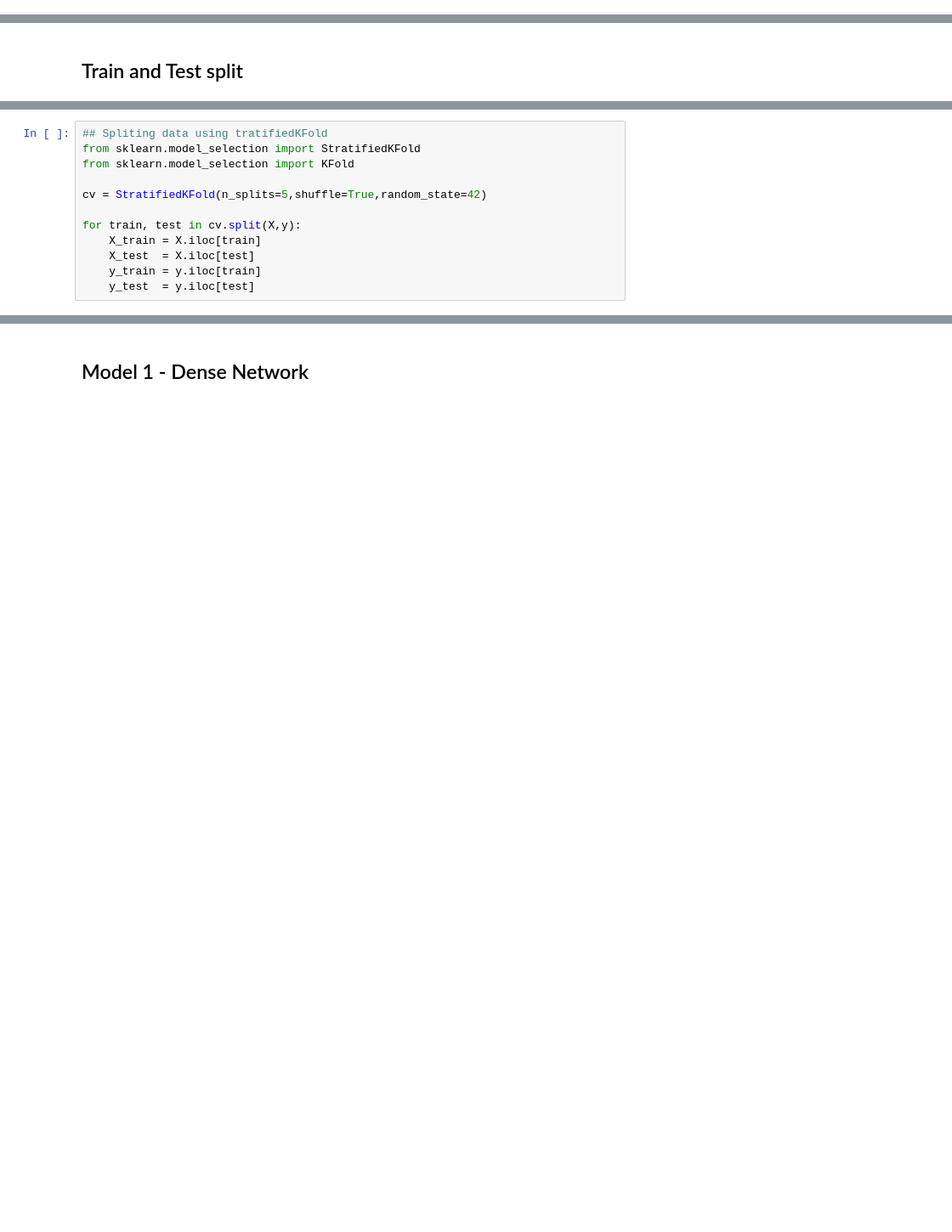
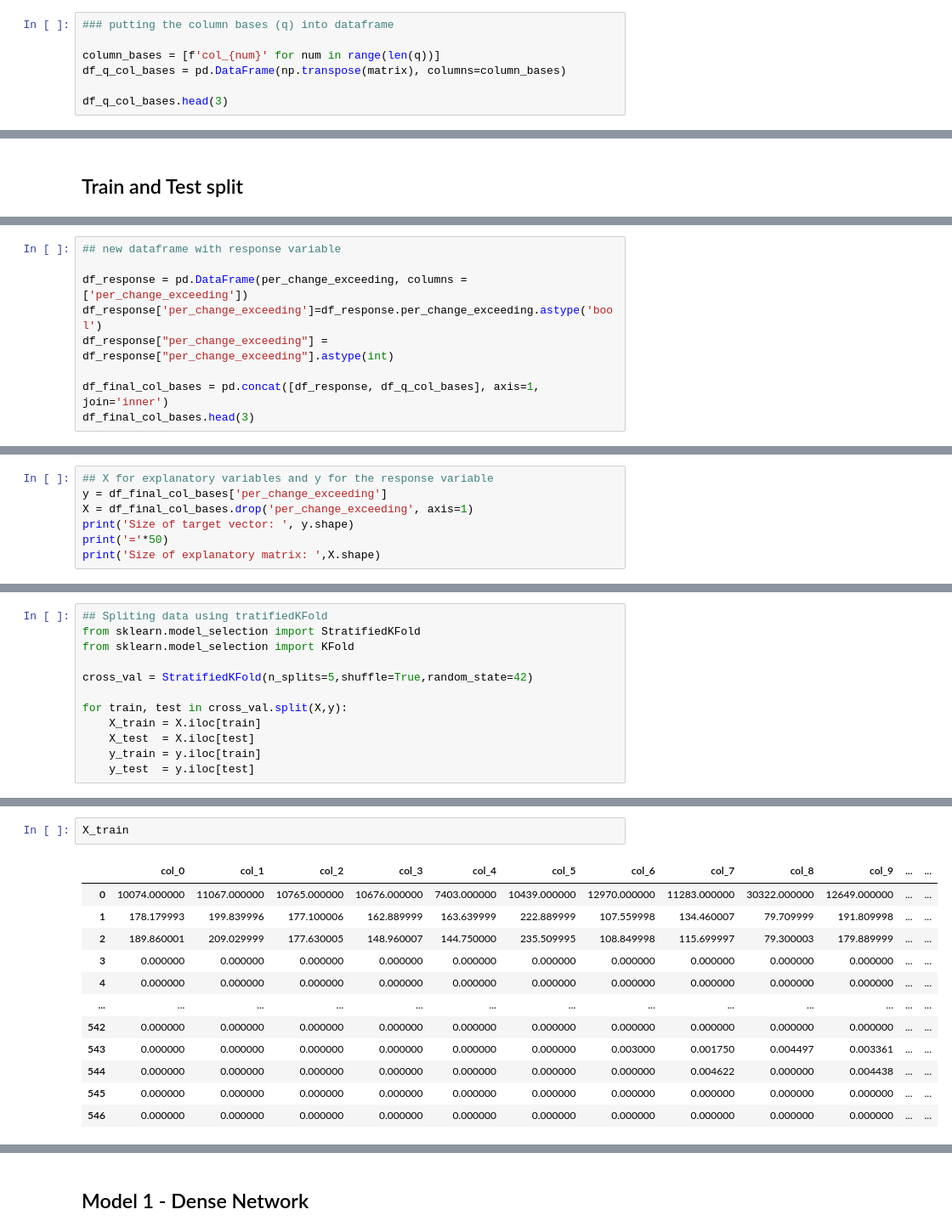
Before and after one commit to Dhruba44/capstone_projectb, a Jupyter notebook: Modelling.ipynb, the cells around one changed output, grey strips where cells are left out. Shown at 85% size. Drawn from its saved outputs; the diff is of its cells as text; blank space fills up the shorter version.

```diff
--- a/Modelling.ipynb
+++ b/Modelling.ipynb
@@ -367,0 +442,7 @@ missbeat_plot.fig.suptitle("'per_change_exceeding' Distribution",
+# %%
+### putting the column bases (q) into dataframe
+
+column_bases = [f'col_{num}' for num in range(len(q))]
+df_q_col_bases = pd.DataFrame(np.transpose(matrix), columns=column_bases)
+
+df_q_col_bases.head(3)
@@ -380,0 +466,9 @@ Size of explanatory matrix:  (547, 18709)
+# %%
+## new dataframe with response variable
+
+df_response = pd.DataFrame(per_change_exceeding, columns =['per_change_exceeding'])
+df_response['per_change_exceeding']=df_response.per_change_exceeding.astype('bool')
+df_response["per_change_exceeding"] = df_response["per_change_exceeding"].astype(int)
+
+df_final_col_bases = pd.concat([df_response, df_q_col_bases], axis=1, join='inner')
+df_final_col_bases.head(3)
@@ -380,0 +481,7 @@ Size of explanatory matrix:  (547, 18709)
+# %%
+## X for explanatory variables and y for the response variable
+y = df_final_col_bases['per_change_exceeding']
+X = df_final_col_bases.drop('per_change_exceeding', axis=1)
+print('Size of target vector: ', y.shape)
+print('='*50)
+print('Size of explanatory matrix: ',X.shape)
@@ -383,9 +494,9 @@ Size of explanatory matrix:  (547, 18709)
 from sklearn.model_selection import StratifiedKFold
 from sklearn.model_selection import KFold
 
-cv = StratifiedKFold(n_splits=5,shuffle=True,random_state=42)
+cross_val = StratifiedKFold(n_splits=5,shuffle=True,random_state=42)
 
-for train, test in cv.split(X,y):
+for train, test in cross_val.split(X,y):
     X_train = X.iloc[train]
     X_test  = X.iloc[test]
     y_train = y.iloc[train]
@@ -392,0 +508,15 @@ for train, test in cv.split(X,y):
+# %%
+X_train
+# %% [output]
+|  | col_0 | col_1 | col_2 | col_3 | col_4 | col_5 | col_6 | col_7 | col_8 | col_9 | ... | ... |
+| 0 | 10074.000000 | 11067.000000 | 10765.000000 | 10676.000000 | 7403.000000 | 10439.000000 | 12970.000000 | 11283.000000 | 30322.000000 | 12649.000000 | ... | ... |
+| 1 | 178.179993 | 199.839996 | 177.100006 | 162.889999 | 163.639999 | 222.889999 | 107.559998 | 134.460007 | 79.709999 | 191.809998 | ... | ... |
+| 2 | 189.860001 | 209.029999 | 177.630005 | 148.960007 | 144.750000 | 235.509995 | 108.849998 | 115.699997 | 79.300003 | 179.889999 | ... | ... |
+| 3 | 0.000000 | 0.000000 | 0.000000 | 0.000000 | 0.000000 | 0.000000 | 0.000000 | 0.000000 | 0.000000 | 0.000000 | ... | ... |
+| 4 | 0.000000 | 0.000000 | 0.000000 | 0.000000 | 0.000000 | 0.000000 | 0.000000 | 0.000000 | 0.000000 | 0.000000 | ... | ... |
+| ... | ... | ... | ... | ... | ... | ... | ... | ... | ... | ... | ... | ... |
+| 542 | 0.000000 | 0.000000 | 0.000000 | 0.000000 | 0.000000 | 0.000000 | 0.000000 | 0.000000 | 0.000000 | 0.000000 | ... | ... |
+| 543 | 0.000000 | 0.000000 | 0.000000 | 0.000000 | 0.000000 | 0.000000 | 0.003000 | 0.001750 | 0.004497 | 0.003361 | ... | ... |
+| 544 | 0.000000 | 0.000000 | 0.000000 | 0.000000 | 0.000000 | 0.000000 | 0.000000 | 0.004622 | 0.000000 | 0.004438 | ... | ... |
+| 545 | 0.000000 | 0.000000 | 0.000000 | 0.000000 | 0.000000 | 0.000000 | 0.000000 | 0.000000 | 0.000000 | 0.000000 | ... | ... |
+| 546 | 0.000000 | 0.000000 | 0.000000 | 0.000000 | 0.000000 | 0.000000 | 0.000000 | 0.000000 | 0.000000 | 0.000000 | ... | ... |
```
Also changed, not shown: parts of 20 cells of this notebook.
